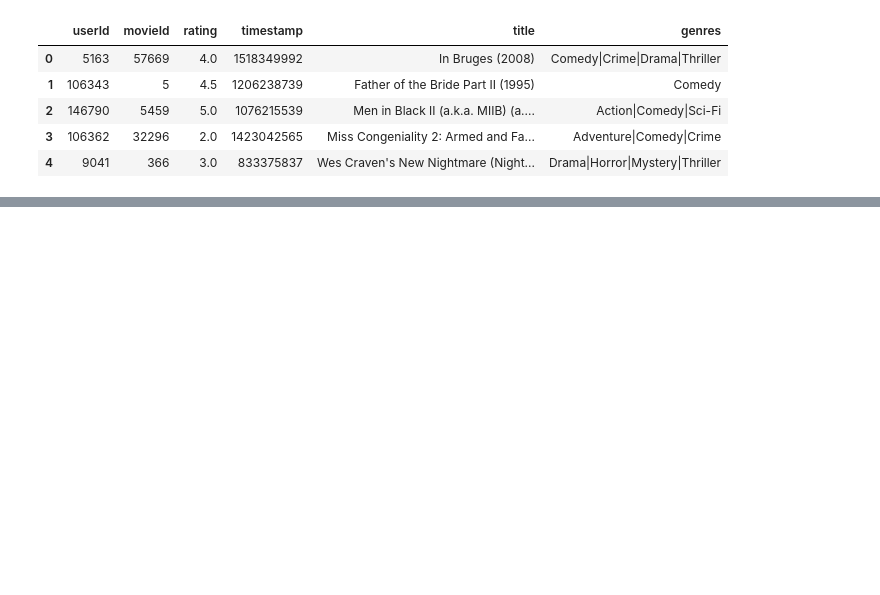
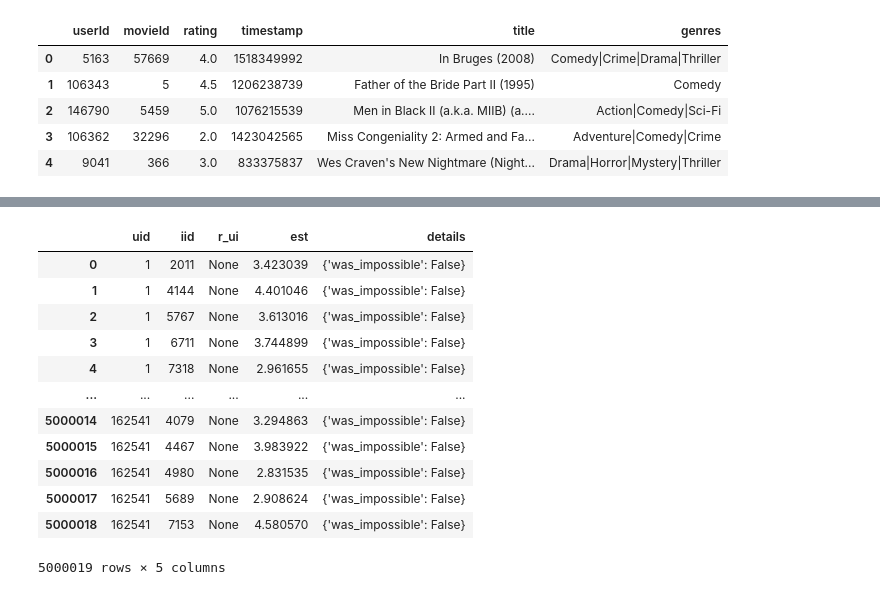
Before and after one commit to kmsekgothe/unsupervised-predict-streamlit-template, a Jupyter notebook: Bhee unsupervised.ipynb, the cells around one changed output, grey strips where cells are left out. Cells and saved outputs as stored; diff of their text form; code cells hidden in the pictures; blank space fills up the shorter version.

```diff
--- a/Bhee unsupervised.ipynb
+++ b/Bhee unsupervised.ipynb
@@ -294,0 +291,9 @@ MemoryError: Unable to allocate 32.4 GiB for an array with shape (4351285754,) a
+# %%
+# Data split 90/10
+trainset, testset = train_test_split(data, test_size=0.1)
+# %%
+# Base algorithm
+base = SVD()
+# %%
+# Fitting our trainset
+base.fit(trainset)
@@ -294,0 +316,4 @@ MemoryError: Unable to allocate 32.4 GiB for an array with shape (4351285754,) a
+# %%
+# We are trying to predict ratings for every userId / movieId pair, we implement the below list comprehension to achieve this.
+ratings_predictions=[base.predict(row.userId, row.movieId) for _,row in test_df.iterrows()]
+ratings_predictions
@@ -294,0 +338,18 @@ MemoryError: Unable to allocate 32.4 GiB for an array with shape (4351285754,) a
+# %%
+# Converting our prediction into a familiar format-Dataframe
+df_pred=pd.DataFrame(ratings_predictions)
+df_pred
+# %% [output]
+|  | uid | iid | r_ui | est | details |
+| 0 | 1 | 2011 | None | 3.423039 | {'was_impossible': False} |
+| 1 | 1 | 4144 | None | 4.401046 | {'was_impossible': False} |
+| 2 | 1 | 5767 | None | 3.613016 | {'was_impossible': False} |
+| 3 | 1 | 6711 | None | 3.744899 | {'was_impossible': False} |
+| 4 | 1 | 7318 | None | 2.961655 | {'was_impossible': False} |
+| ... | ... | ... | ... | ... | ... |
+| 5000014 | 162541 | 4079 | None | 3.294863 | {'was_impossible': False} |
+| 5000015 | 162541 | 4467 | None | 3.983922 | {'was_impossible': False} |
+| 5000016 | 162541 | 4980 | None | 2.831535 | {'was_impossible': False} |
+| 5000017 | 162541 | 5689 | None | 2.908624 | {'was_impossible': False} |
+| 5000018 | 162541 | 7153 | None | 4.580570 | {'was_impossible': False} |
+5000019 rows × 5 columns
```
Also changed, not shown: parts of 22 cells of this notebook.
